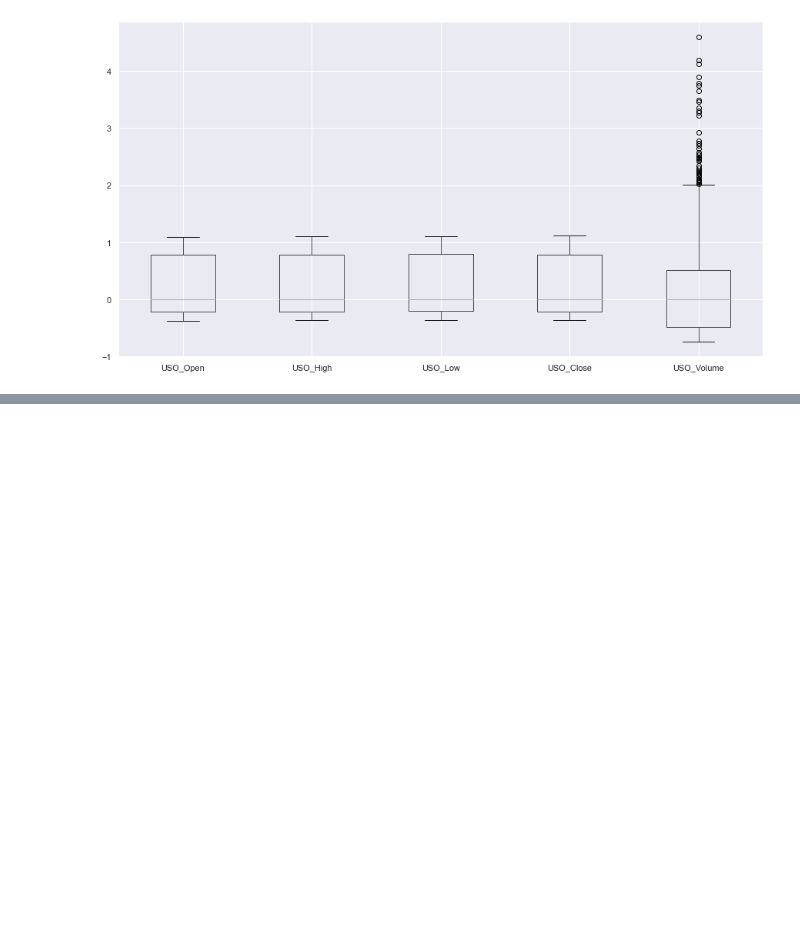
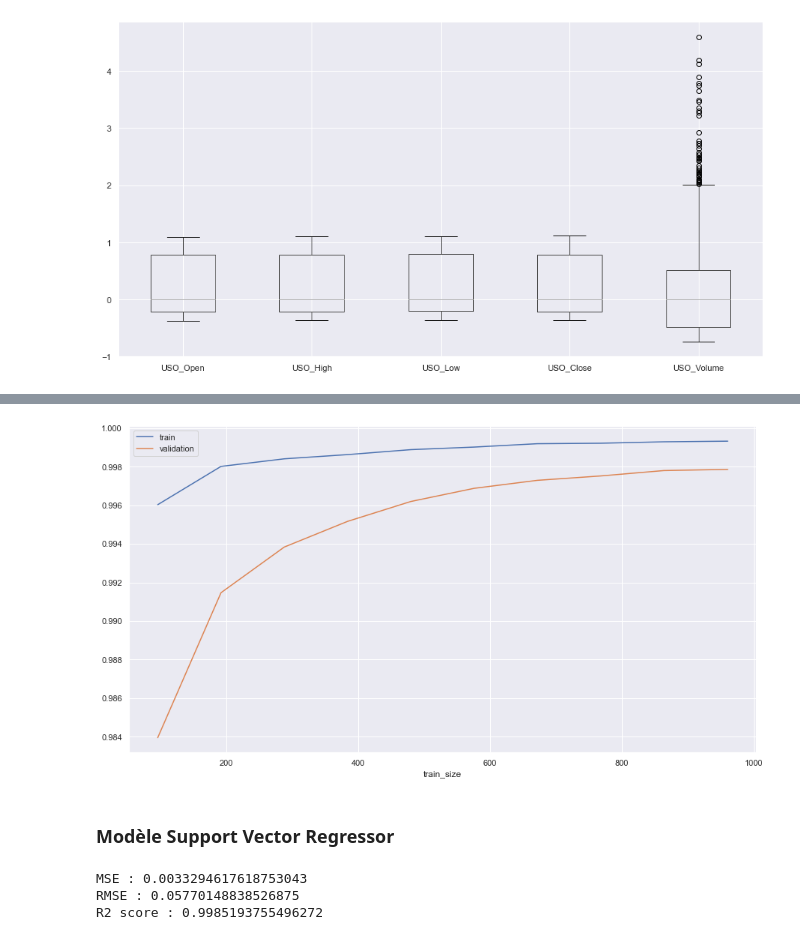
Before and after one commit to Emmanuel-Kouakou/prediction_or, a Jupyter notebook: new_projet_data_.ipynb, the cells around one changed output, grey strips where cells are left out. Drawn from its saved outputs; the diff is of its cells as text; code cells hidden in the pictures; blank space fills up the shorter version.

```diff
--- a/new_projet_data_.ipynb
+++ b/new_projet_data_.ipynb
@@ -333,0 +528,6 @@ for indicator in ['SP_','DJ_','EG_','EU_','OF_','OS_','SF_','USB_','PLT_','PLD_'
+# %%
+param_grid = {
+    'n_neighbors':np.arange(1,50)
+}
+
+grid = GridSearchCV(model_KNN, param_grid, cv=5)
@@ -333,0 +551,2 @@ for indicator in ['SP_','DJ_','EG_','EU_','OF_','OS_','SF_','USB_','PLT_','PLD_'
+# %%
+model_param = grid.best_estimator_
@@ -333,0 +559,12 @@ for indicator in ['SP_','DJ_','EG_','EU_','OF_','OS_','SF_','USB_','PLT_','PLD_'
+# %%
+courbe_apprentissage(model_param)
+# %% [output]
+[figure, added]
+# %% [markdown]
+### Modèle Support Vector Regressor
+# %%
+evaluation(model_SVR)
+# %% [output]
+MSE : 0.0033294617618753043
+RMSE : 0.05770148838526875
+R2 score : 0.9985193755496272
```
Also changed, not shown: parts of 38 cells of this notebook.
